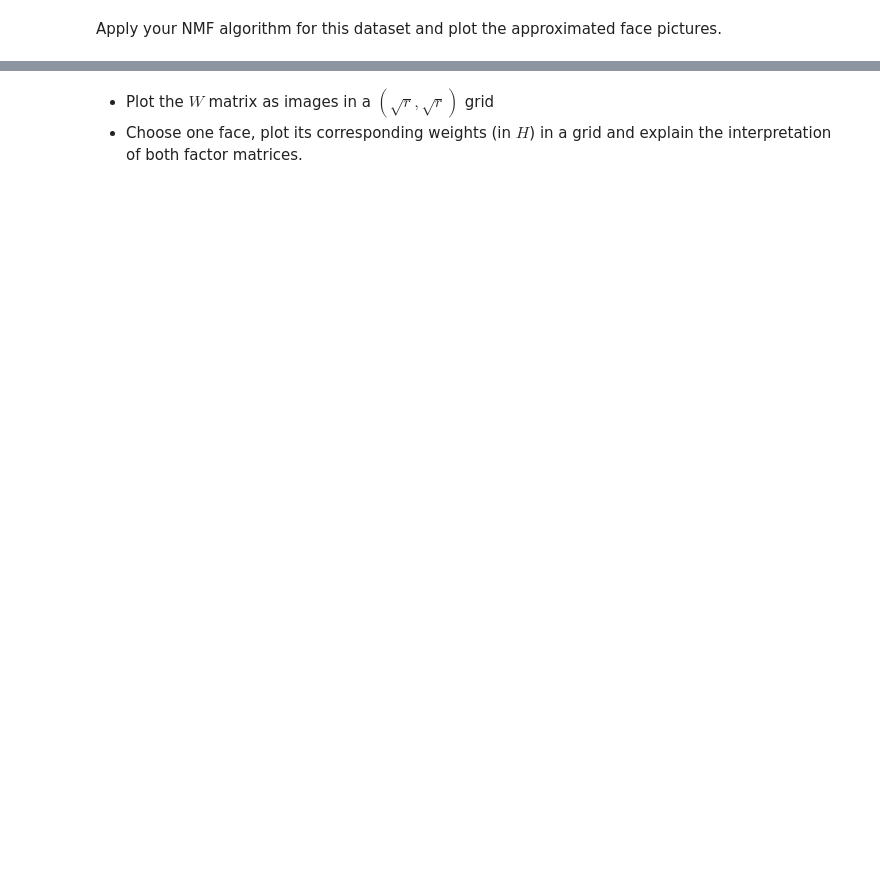
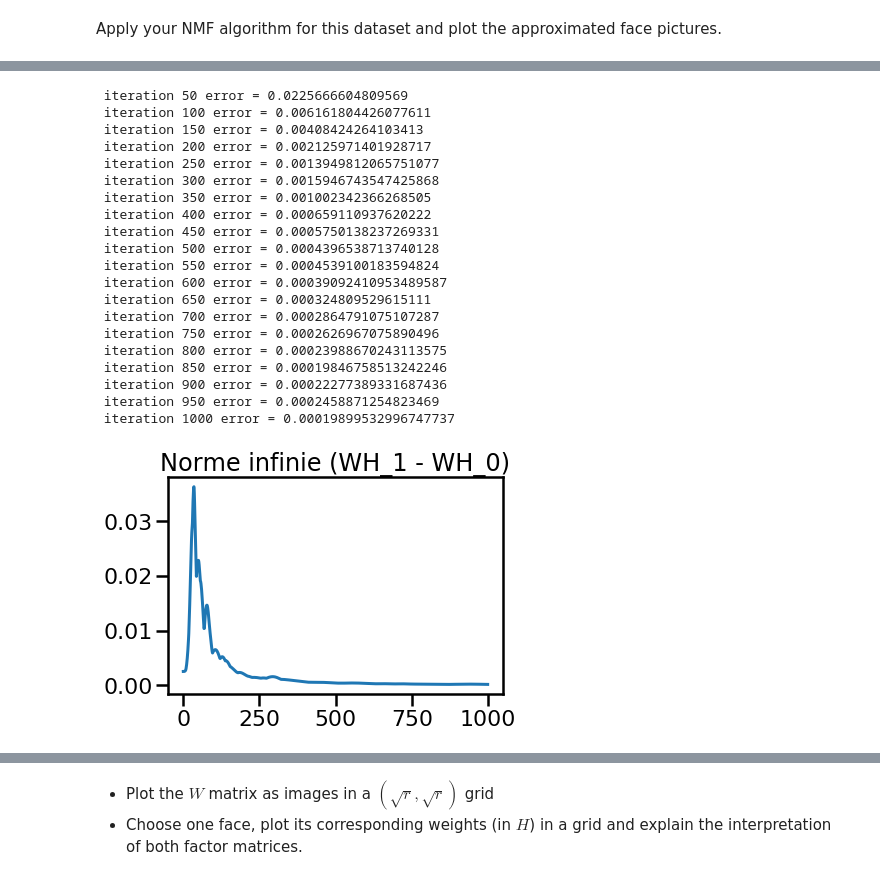
Before and after one commit to bricerauby/LabsMachineLearning, a Jupyter notebook: lab7-NMF.ipynb, the cells around one changed output, grey strips where cells are left out. Cells and saved outputs as stored; diff of their text form; code cells hidden in the pictures; blank space fills up the shorter version.

```diff
--- a/lab7-NMF.ipynb
+++ b/lab7-NMF.ipynb
@@ -107,0 +144,26 @@ Apply your NMF algorithm for this dataset and plot the approximated face picture
+# %%
+n_components=64
+model = my_NMF(n_components, loss = 'KL', epsilon = 1e-4, max_iter = 1000)
+model.fit_transform(faces);
+# %% [output]
+ iteration 50 error = 0.0225666604809569
+ iteration 100 error = 0.006161804426077611
+ iteration 150 error = 0.00408424264103413
+ iteration 200 error = 0.002125971401928717
+ iteration 250 error = 0.0013949812065751077
+ iteration 300 error = 0.0015946743547425868
+ iteration 350 error = 0.001002342366268505
+ iteration 400 error = 0.000659110937620222
+ iteration 450 error = 0.0005750138237269331
+ iteration 500 error = 0.0004396538713740128
+ iteration 550 error = 0.0004539100183594824
+ iteration 600 error = 0.00039092410953489587
+ iteration 650 error = 0.000324809529615111
+ iteration 700 error = 0.0002864791075107287
+ iteration 750 error = 0.0002626967075890496
+ iteration 800 error = 0.00023988670243113575
+ iteration 850 error = 0.00019846758513242246
+ iteration 900 error = 0.00022277389331687436
+ iteration 950 error = 0.0002458871254823469
+ iteration 1000 error = 0.00019899532996747737
+[figure, added]
```
Also changed, not shown: parts of 27 cells of this notebook.
